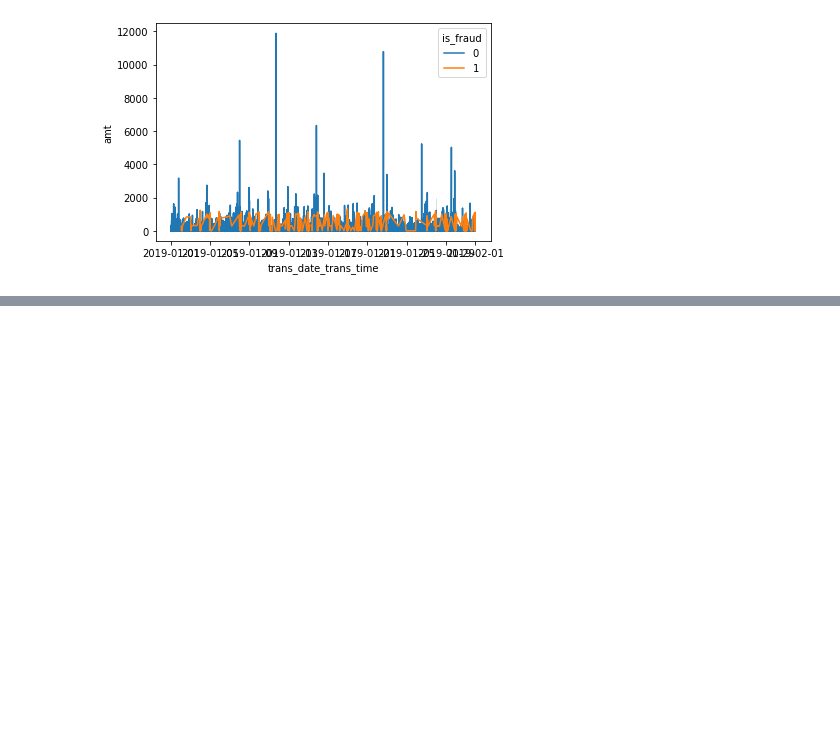
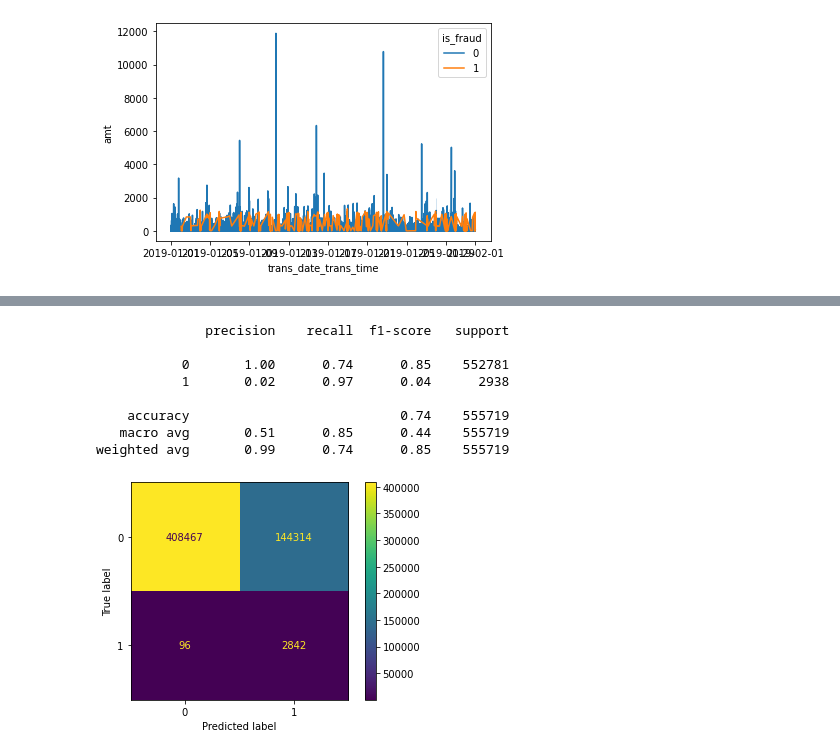
Before and after one commit to ecSanders/Practice, a Jupyter notebook: Fraud_Detection.ipynb, the cells around one changed output, grey strips where cells are left out. Saved outputs shown, nothing was run; the diff lists cells and outputs as text; code cells hidden in the pictures; blank space fills up the shorter version.

```diff
--- a/Fraud_Detection.ipynb
+++ b/Fraud_Detection.ipynb
@@ -242,9 +262,19 @@ plt.show()
 # %%
-xgb = LGBMClassifier(boosting_type='goss',scale_pos_weight=100)
+xgb = LGBMClassifier(boosting_type='goss',scale_pos_weight=20)
 xgb.fit(X_train,y_train)
 y_hat = xgb.predict(X_test)
 print(classification_report(y_test, y_hat))
 cm = confusion_matrix(y_test, y_hat, labels=xgb.classes_)
 disp = ConfusionMatrixDisplay(confusion_matrix=cm, display_labels=xgb.classes_)
 disp.plot()
 plt.show()
+# %% [output]
+              precision    recall  f1-score   support
+
+           0       1.00      0.74      0.85    552781
+           1       0.02      0.97      0.04      2938
+
+    accuracy                           0.74    555719
+   macro avg       0.51      0.85      0.44    555719
+weighted avg       0.99      0.74      0.85    555719
+[figure, added]
```
Also changed, not shown: parts of 28 cells of this notebook.
